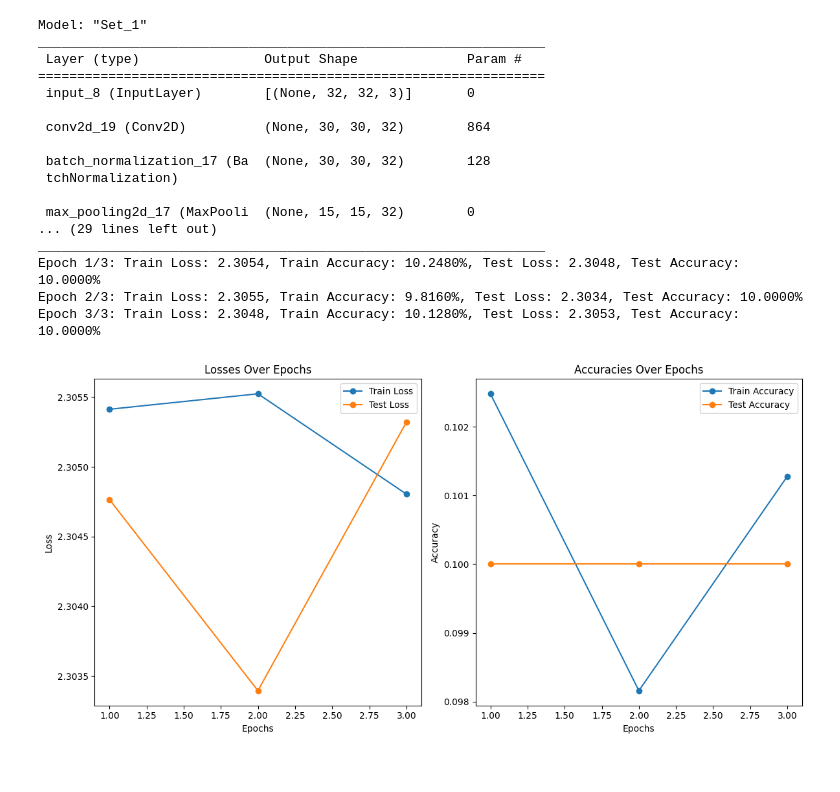
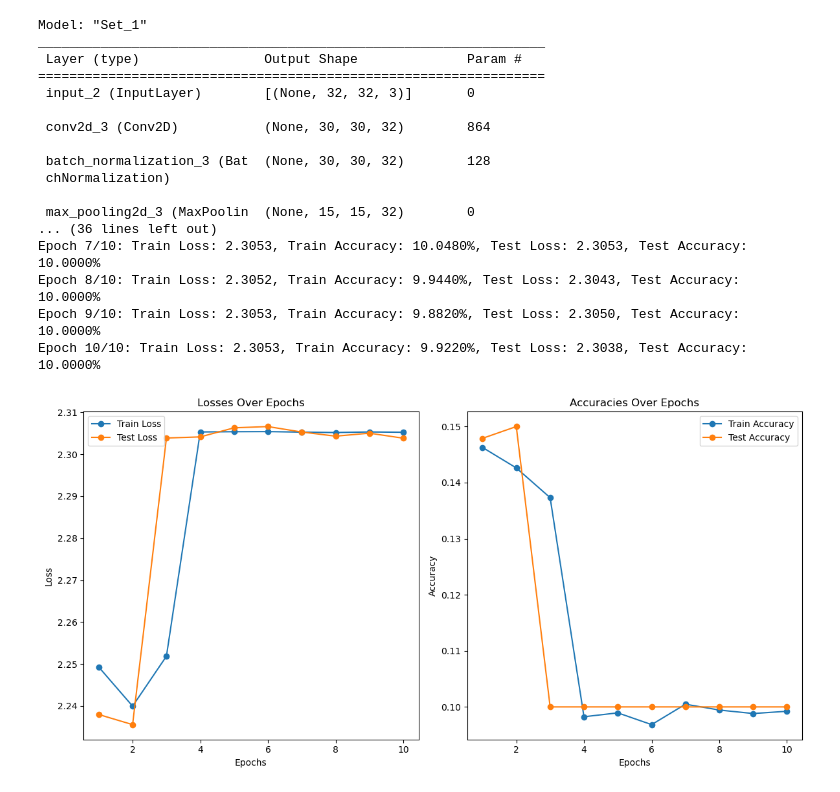
Before and after one commit to JanaStefan/IANNwTF_g22, a Jupyter notebook: homework03/last_version.ipynb, the cells around one changed output. Cells and saved outputs as stored; diff of their text form; code cells hidden in the pictures.

```diff
--- a/homework03/last_version.ipynb
+++ b/homework03/last_version.ipynb
@@ -158,9 +161,9 @@ class CNN():
 
         # Setup the optimizer
         if optimizer == 'adam':
-            optimizer = tf.keras.optimizers.Adam(learning_rate=learning_rate)
+            optimizer = tf.keras.optimizers.legacy.Adam(learning_rate=learning_rate)
         else:
-            optimizer = tf.keras.optimizers.RMSprop(learning_rate=learning_rate)
+            optimizer = tf.keras.optimizers.legacy.RMSprop(learning_rate=learning_rate)
 
         # Loss function for training
         loss_f = tf.keras.losses.CategoricalCrossentropy()
@@ -283,44 +286,44 @@ set1_model = CNN(
     use_bias=False,   # Whether to use a bias vector in the convolutional layers
     dense_activation='softmax',   # Activation function for the dense layer
     dense_sizes=[128],   # Number of neurons in the dense layer
     flatten_type='global_max',   # Type of flattening (GlobalMaxPooling)
     name="Set_1",   # Name of the model
 )
 
 # Load CIFAR-10 dataset, split into training and test data
 train_data1, test_data1 = tfds.load('cifar10', split=['train', 'test'], as_supervised=True)
 
 # Preprocess the data for set 1 with specific batch size
 # The preprocessing includes normalization and one-hot encoding
 batch_size_set1 = 32   # Batch size for training and testing
 train_data_set1, test_data_set1 = prep_cifar(train_data1, test_data1, batch_size_set1)
 
 # Train the Set 1 model using the training data
 # Training for 3 epochs with the specified batch size
-set1_model.train(train_data_set1, test_data_set1, epochs=3)
+set1_model.train(train_data_set1, test_data_set1, epochs=10)
 
 
 # Visualize the training performance of Set 1 model
 # This includes plotting the training and testing loss and accuracy for each epoch
 set1_model.visualize_performance()
 # %% [output]
 Model: "Set_1"
 _________________________________________________________________
  Layer (type)                Output Shape              Param #
 =================================================================
- input_8 (InputLayer)        [(None, 32, 32, 3)]       0
+ input_2 (InputLayer)        [(None, 32, 32, 3)]       0
 
- conv2d_19 (Conv2D)          (None, 30, 30, 32)        864
+ conv2d_3 (Conv2D)           (None, 30, 30, 32)        864
 
- batch_normalization_17 (Ba  (None, 30, 30, 32)        128
- tchNormalization)
+ batch_normalization_3 (Bat  (None, 30, 30, 32)        128
+ chNormalization)
 
- max_pooling2d_17 (MaxPooli  (None, 15, 15, 32)        0
-... (29 lines left out)
-_________________________________________________________________
-Epoch 1/3: Train Loss: 2.3054, Train Accuracy: 10.2480%, Test Loss: 2.3048, Test Accuracy: 10.0000%
-Epoch 2/3: Train Loss: 2.3055, Train Accuracy: 9.8160%, Test Loss: 2.3034, Test Accuracy: 10.0000%
-Epoch 3/3: Train Loss: 2.3048, Train Accuracy: 10.1280%, Test Loss: 2.3053, Test Accuracy: 10.0000%
+ max_pooling2d_3 (MaxPoolin  (None, 15, 15, 32)        0
+... (36 lines left out)
+Epoch 7/10: Train Loss: 2.3053, Train Accuracy: 10.0480%, Test Loss: 2.3053, Test Accuracy: 10.0000%
+Epoch 8/10: Train Loss: 2.3052, Train Accuracy: 9.9440%, Test Loss: 2.3043, Test Accuracy: 10.0000%
+Epoch 9/10: Train Loss: 2.3053, Train Accuracy: 9.8820%, Test Loss: 2.3050, Test Accuracy: 10.0000%
+Epoch 10/10: Train Loss: 2.3053, Train Accuracy: 9.9220%, Test Loss: 2.3038, Test Accuracy: 10.0000%
-[figure, old version]
+[figure, new version]
 # %%
 # Set 2 Configuration:
```
Also changed, not shown: parts of 10 cells of this notebook.
